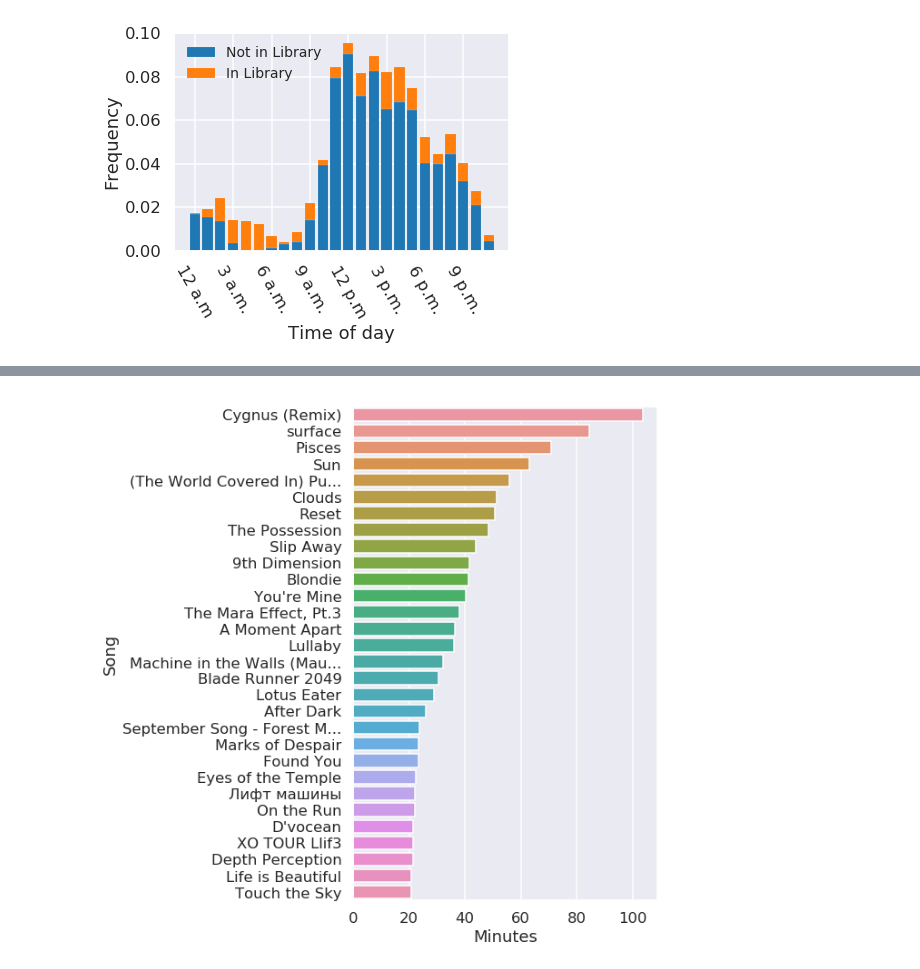
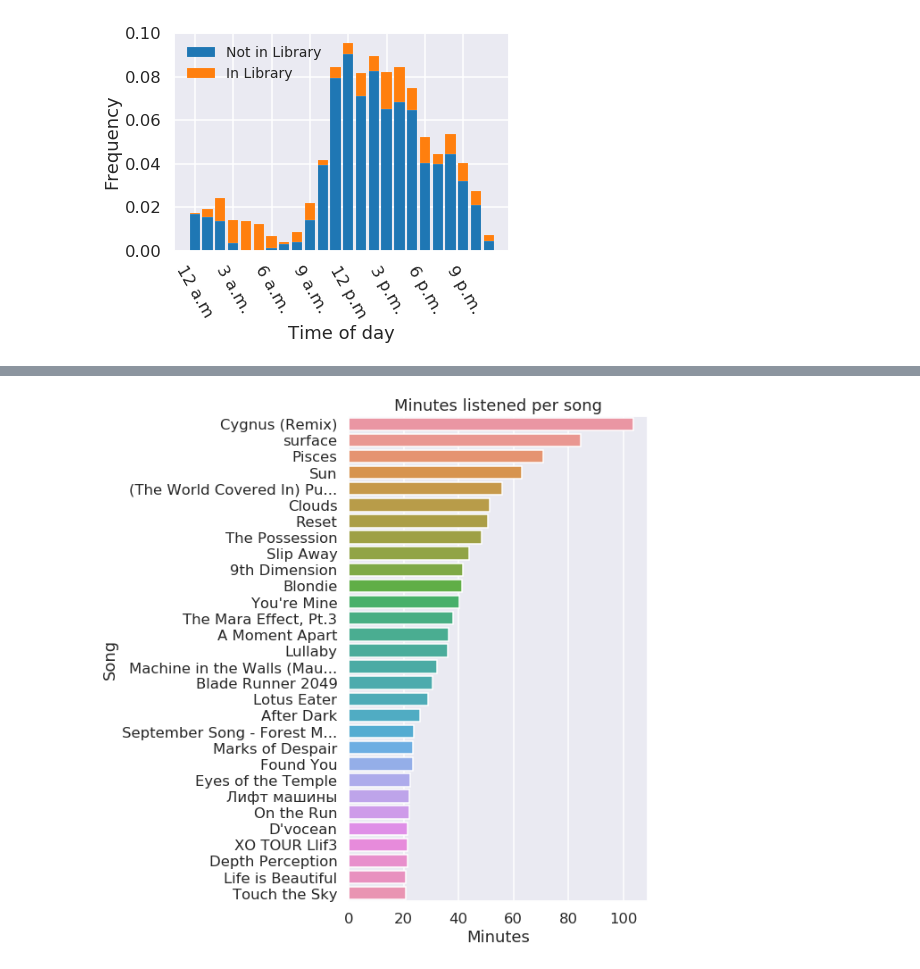
Before and after one commit to modw/spotify-data, a Jupyter notebook: spotify-eda.ipynb, the cells around one changed output, grey strips where cells are left out. Saved outputs shown, nothing was run; the diff lists cells and outputs as text; code cells hidden in the pictures.

```diff
--- a/spotify-eda.ipynb
+++ b/spotify-eda.ipynb
@@ -20,6 +20,7 @@ import os
 
 sns.set_context("talk", font_scale=1)
 sns.set_style("darkgrid")
+sns.set_palette('tab10')
 sns.set_color_codes()
 # %%
 # list available data
@@ -311,22 +376,24 @@ data = history_df.groupby(['trackName','artistName'])['minPlayed'].sum().sort_va
 # %%
 fig = plt.figure(figsize=(6,10))
 ax = plt.subplot(111)
 data = history_df.groupby('trackName')['minPlayed'].sum().sort_values(ascending=False)[:30]
 x = data.index
 y = data.values
 sns.barplot(y,x, orient="h", ax = ax)
 ax.set_xlabel('Minutes')
 ax.set_ylabel('Song')
 
 # shortening labels when song name is too long
 yticklabels = []
 for label in ax.get_yticklabels():
     text = label.get_text()
     if len(text) > 25:
         yticklabels.append(text[:25] + '...')
     else:
         yticklabels.append(text)
 ax.set_yticklabels(yticklabels)
+
+plt.title('Minutes listened per song')
 plt.show()
 # %% [output]
-[figure, old version]
+[figure, new version]
```
Also changed, not shown: parts of 18 cells of this notebook.
